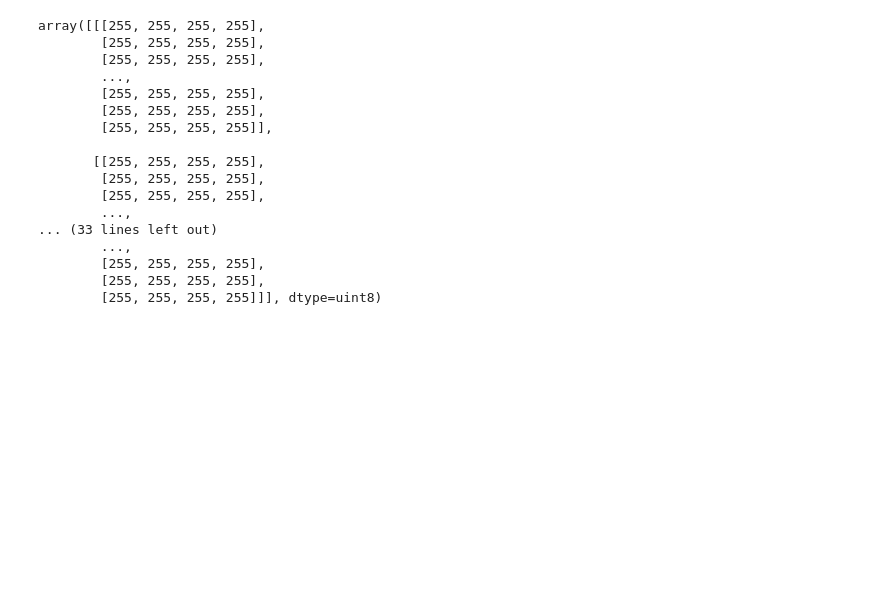
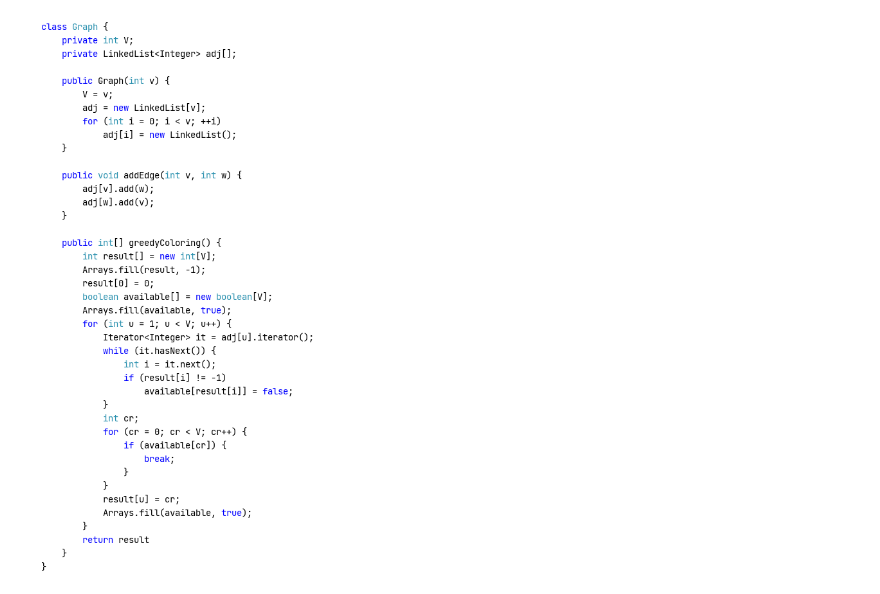
Before and after one commit to brains-on-code/NoviceVsExpert, a Jupyter notebook: GenerateSnippets.ipynb, the cells around one changed output. Cells and saved outputs as stored; diff of their text form; code cells hidden in the pictures; blank space fills up the shorter version.

```diff
--- a/GenerateSnippets.ipynb
+++ b/GenerateSnippets.ipynb
@@ -10,36 +10,18 @@ def get_color(seed, n_colors):
     random.seed(seed)
     return [(random.randint(0, 255), random.randint(0, 255), random.randint(0, 255)) for i in range(n_colors)]
 # %%
-generator_folder = os.getcwd() + "\\CodeSnippets\\Generators"
-snippet_folder = os.getcwd() + "\\CodeSnippets\\Snippets"
+generator_folder = os.getcwd() + "\\CodeSnippets\\Sven\\Generators"
+snippet_folder = os.getcwd() + "\\CodeSnippets\\Sven\\Snippets"
 
 files = os.listdir(generator_folder)
 
 for file in files:
     filename, _file_extension = os.path.splitext(file)
     img, result = create_image(generator_folder + "\\" + file, font_path="\\CodeSnippets\\fonts\\ttf\\")
-    img = np.array(img)
     display(img)
-    break
-    #img.save(snippet_folder + "\\" + filename + ".png")
+    img.save("coloring.png")
 # %% [output]
-array([[[255, 255, 255, 255],
-        [255, 255, 255, 255],
-        [255, 255, 255, 255],
-        ...,
-        [255, 255, 255, 255],
-        [255, 255, 255, 255],
-        [255, 255, 255, 255]],
-
-       [[255, 255, 255, 255],
-        [255, 255, 255, 255],
-        [255, 255, 255, 255],
-        ...,
-... (33 lines left out)
-        ...,
-        [255, 255, 255, 255],
-        [255, 255, 255, 255],
-        [255, 255, 255, 255]]], dtype=uint8)
+[figure, added]
 # %%
 img, result = create_image(os.getcwd() + "\\dataEvaluation\\test.json", font_path="\\CodeSnippets\\fonts\\ttf\\")
 current_aoi = None
```
Also changed, not shown: 44 other files.
